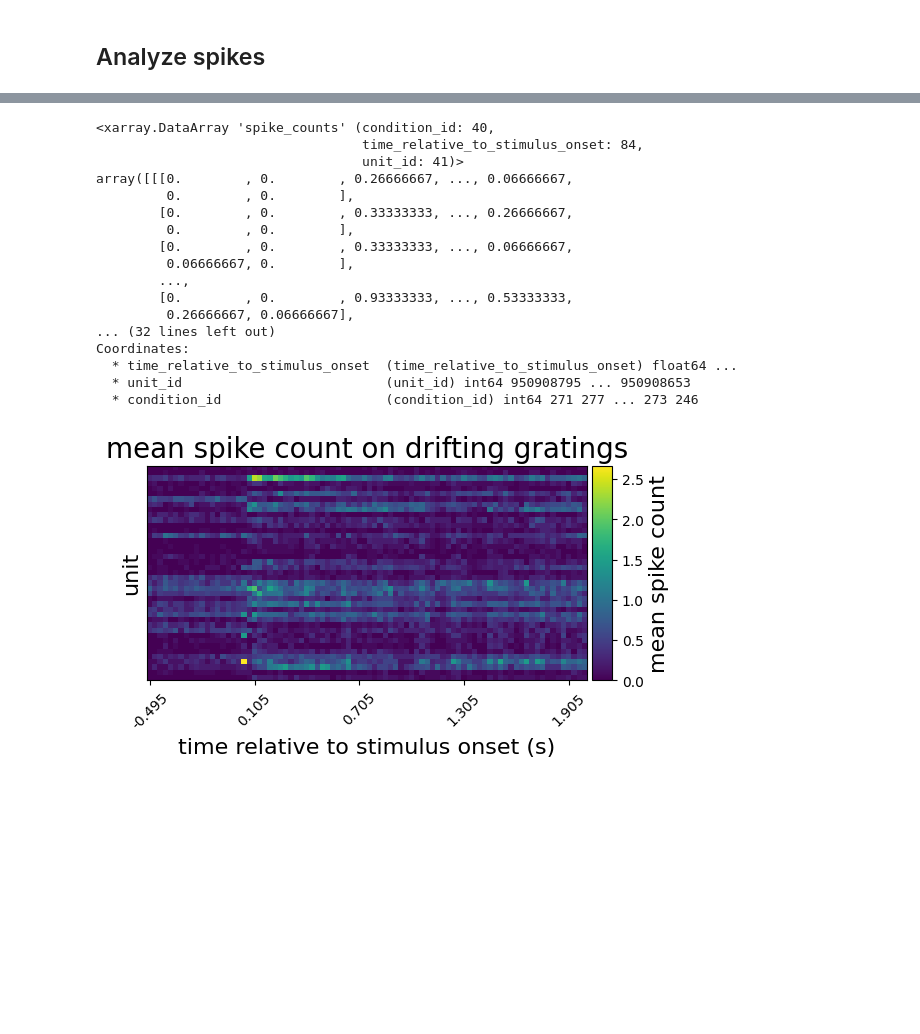
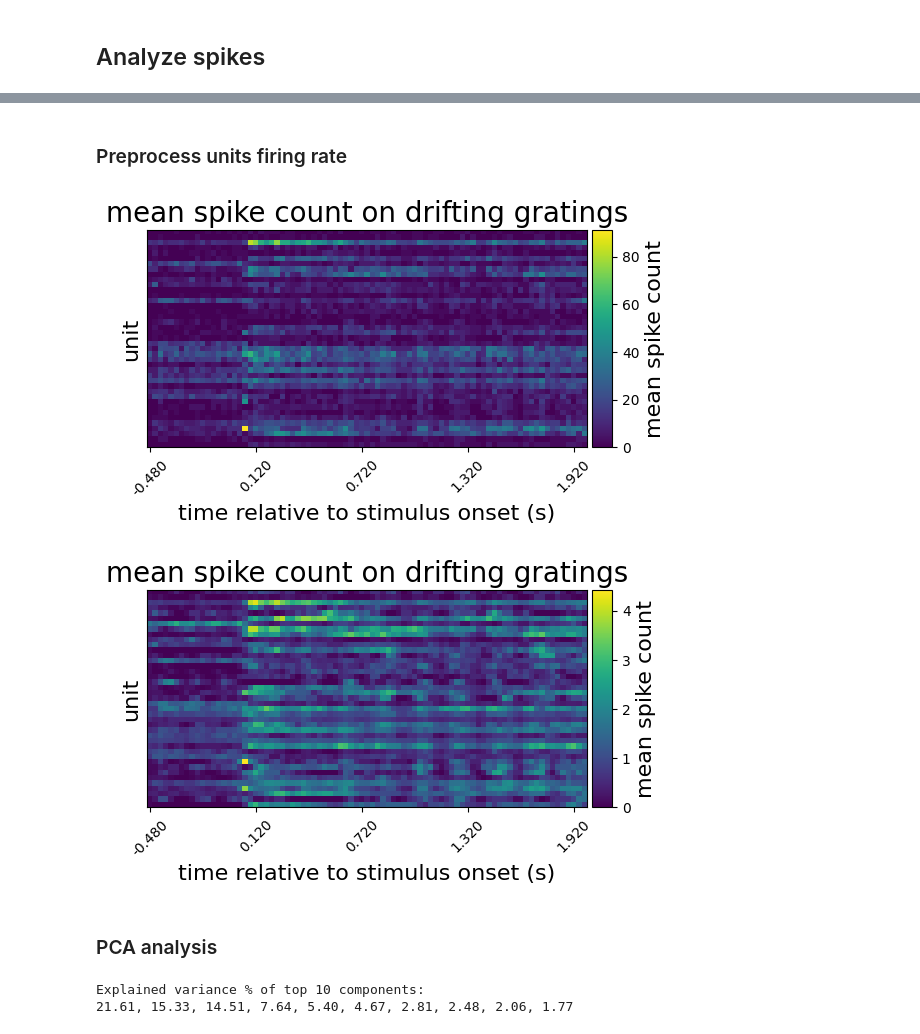
Before and after one commit to chenziao/Analyzing_Allen_Visual_Coding_Neuropixels_Dataset, a Jupyter notebook: Analyze_Visual_Spike.ipynb, the cells around one changed output, grey strips where cells are left out. Saved outputs shown, nothing was run; the diff lists cells and outputs as text; code cells hidden in the pictures; blank space fills up the shorter version.

Commit message:
Update LFP and spike analysis

```diff
--- a/Analyze_Visual_Spike.ipynb
+++ b/Analyze_Visual_Spike.ipynb
@@ -98,8 +98,9 @@ def presentation_conditions(presentations, condtion_types):
     cond_presentation_id = {c: presentations.index[presentations['stimulus_condition_id'] == c] for c in condition_id.values.ravel()}
     return condition_id, cond_presentation_id
 # %%
+stimulus_name = 'drifting_gratings'
 drifting_gratings_presentations, grating_ids, grating_times, grating_duration = align_gratings(
-    session.stimulus_presentations, stimulus_name='drifting_gratings')
+    session.stimulus_presentations, stimulus_name=stimulus_name)
 
 condition_id, cond_presentation_id = presentation_conditions(
     drifting_gratings_presentations, condtion_types=['orientation', 'temporal_frequency'])
@@ -116,34 +123,66 @@ units_fr = xr.concat(units_fr, dim=pd.Index(cond_presentation_id, name='conditio
+# %% [markdown]
+### Preprocess units firing rate
 # %%
-units_fr
+def preprocess_firing_rate(units_fr, sigma, soft_normalize_cut, units_mean_fr=None):
+    if units_mean_fr is None:
+        units_mean_fr = units_fr.units_mean_fr
+    axis = units_fr.spike_rate.dims.index('time_relative_to_stimulus_onset')
+    smoothed = sp.ndimage.gaussian_filter1d(units_fr.spike_rate - units_mean_fr,
+                                            sigma / units_fr.bin_width, axis=axis, mode='constant')
+    smoothed = units_fr.spike_rate.copy(data=smoothed) + units_mean_fr
+    units_fr = units_fr.assign(smoothed=smoothed)
+    normalized = smoothed / (units_mean_fr + soft_normalize_cut)
+    units_fr = units_fr.assign(normalized=normalized)
+    return units_fr
+
+sigma = 0.02 # sec
+quantile = 0.2
+soft_normalize_cut = np.quantile(units_fr.units_mean_fr, quantile)
+units_fr = preprocess_firing_rate(units_fr, sigma, soft_normalize_cut)
-# %% [output]
-<xarray.DataArray 'spike_counts' (condition_id: 40,
-                                  time_relative_to_stimulus_onset: 84,
-                                  unit_id: 41)>
-array([[[0.        , 0.        , 0.26666667, ..., 0.06666667,
-         0.        , 0.        ],
-        [0.        , 0.        , 0.33333333, ..., 0.26666667,
-         0.        , 0.        ],
-        [0.        , 0.        , 0.33333333, ..., 0.06666667,
-         0.06666667, 0.        ],
-        ...,
-        [0.        , 0.        , 0.93333333, ..., 0.53333333,
-         0.26666667, 0.06666667],
-... (32 lines left out)
-Coordinates:
-  * time_relative_to_stimulus_onset  (time_relative_to_stimulus_onset) float64 ...
-  * unit_id                          (unit_id) int64 950908795 ... 950908653
-  * condition_id                     (condition_id) int64 271 277 ... 273 246
 # %%
-units_fr0 = units_fr.isel(condition_id=[0])
+# Example condition activity
+cond_id = condition_id[0, 0]
+units_fr0 = units_fr.spike_rate.sel(condition_id=cond_id)
 plot_spike_counts(
     units_fr0,
-    time_coords=units_fr0['time_relative_to_stimulus_onset'],
+    time_coords=units_fr0.time_relative_to_stimulus_onset,
+    cbar_label='mean spike count',
+    title='mean spike count on drifting gratings',
+    xtick_step=20,
+)
+plt.gcf().set_figwidth(6)
+plt.gcf().set_figheight(3)
+
+units_fr0 = units_fr.normalized.sel(condition_id=cond_id)
+plot_spike_counts(
+    units_fr0,
+    time_coords=units_fr0.time_relative_to_stimulus_onset,
     cbar_label='mean spike count',
     title='mean spike count on drifting gratings',
     xtick_step=20,
 )
 plt.gcf().set_figwidth(6)
 plt.gcf().set_figheight(3)
 plt.show()
 # %% [output]
-[figure, old version]
+[figure, new version]
+[figure, added]
+# %% [markdown]
+### PCA analysis
+# %%
+from sklearn.decomposition import PCA
+
+units_vec = units_fr.normalized.stack(sample=['condition_id', 'time_relative_to_stimulus_onset']).T
+
+n_units = units_vec.unit_id.size
+n_components = n_units
+pca = PCA(n_components=n_components)
+pca.fit(units_vec)
+pop_vec = pca.transform(units_vec)
+pop_vec = units_vec.copy(data=pop_vec).rename(unit_id='PC').unstack('sample')
+pop_vec.coords['PC'] = range(n_components)
+print('Explained variance % of top 10 components: \n' +
+      ', '.join('%.2f' % (100 * x) for x in pca.explained_variance_ratio_[:10]))
+# %% [output]
+Explained variance % of top 10 components:
+21.61, 15.33, 14.51, 7.64, 5.40, 4.67, 2.81, 2.48, 2.06, 1.77
```
Also changed, not shown: parts of 10 cells of this notebook, 1 other file.
